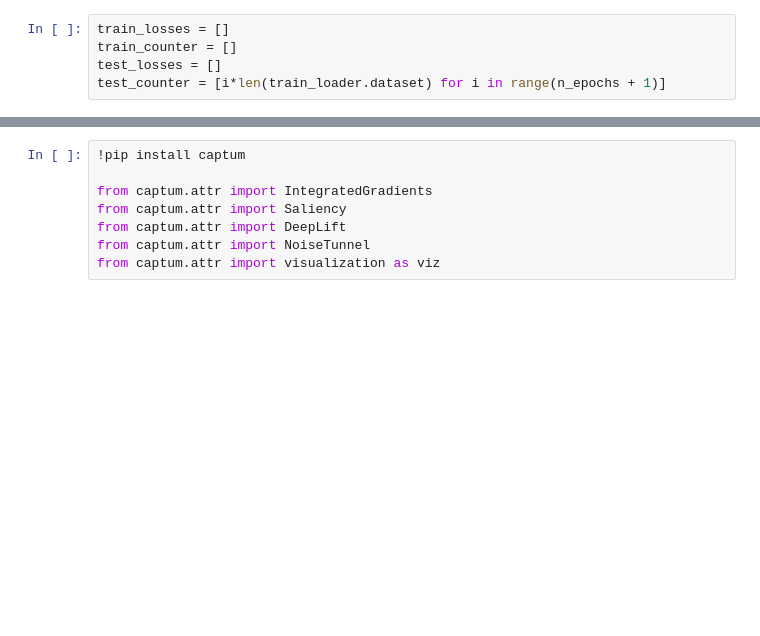
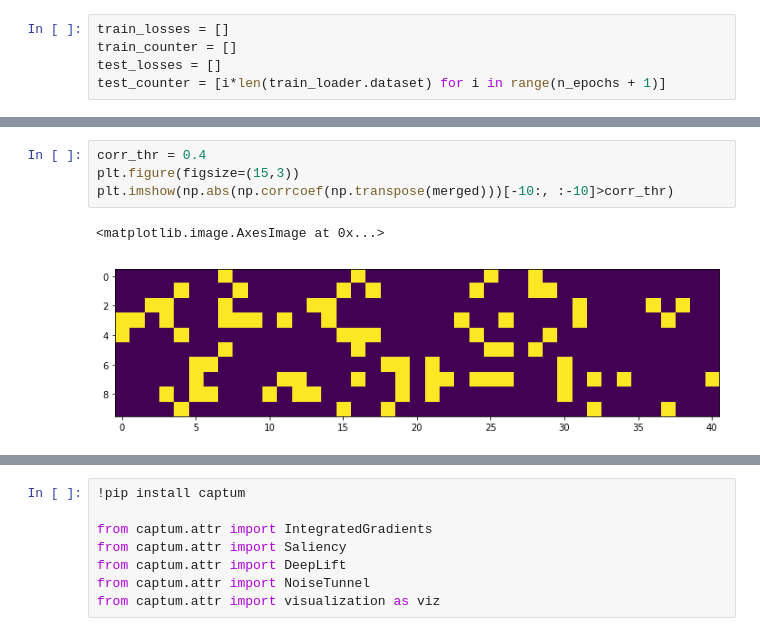
Before and after one commit to arkhycat/disenntangle, a Jupyter notebook: mnist_disentangling.ipynb, the cells around one changed output, grey strips where cells are left out. Cells and saved outputs as stored; diff of their text form; blank space fills up the shorter version.

```diff
--- a/mnist_disentangling.ipynb
+++ b/mnist_disentangling.ipynb
@@ -187,0 +168,7 @@ fig
+# %%
+corr_thr = 0.4
+plt.figure(figsize=(15,3))
+plt.imshow(np.abs(np.corrcoef(np.transpose(merged)))[-10:, :-10]>corr_thr)
+# %% [output]
+<matplotlib.image.AxesImage at 0x...>
+[figure, added]
```
Also changed, not shown: parts of 15 cells of this notebook.
